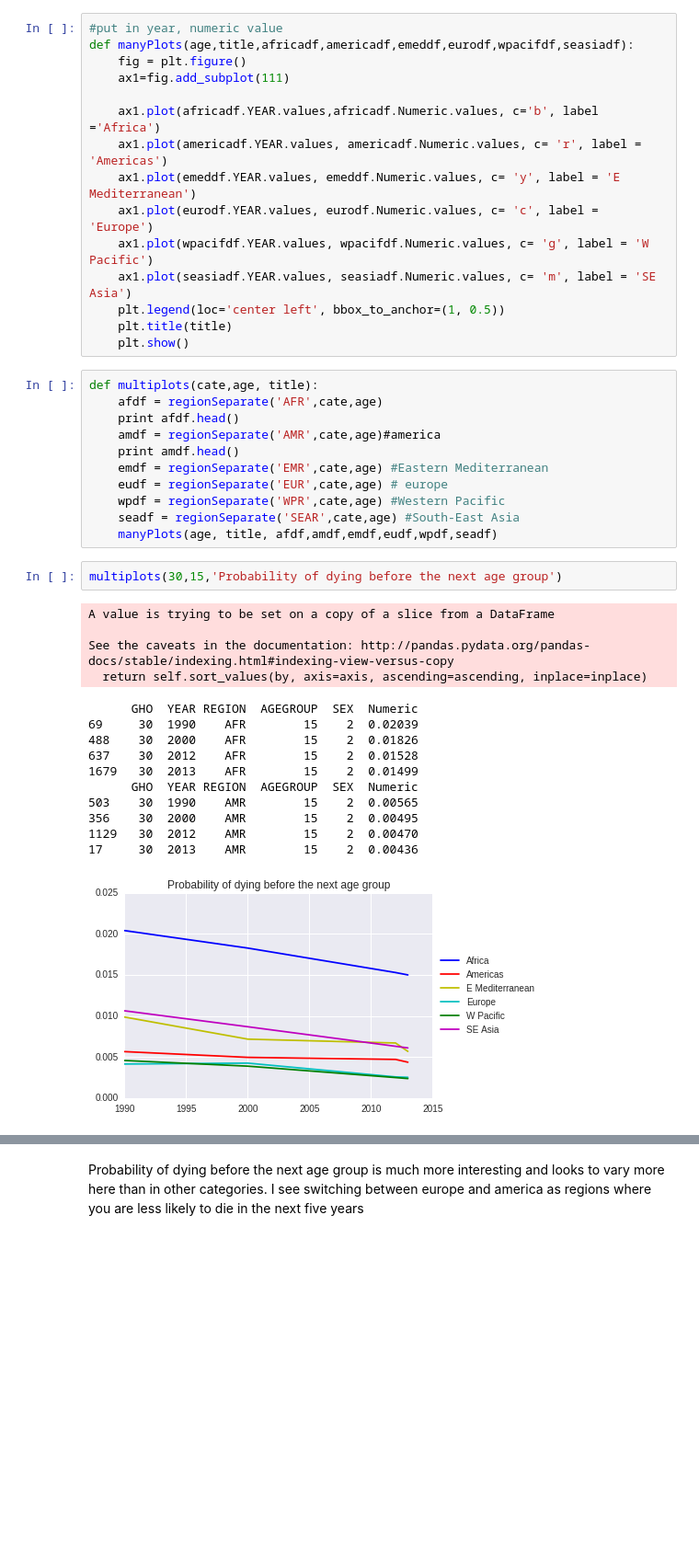
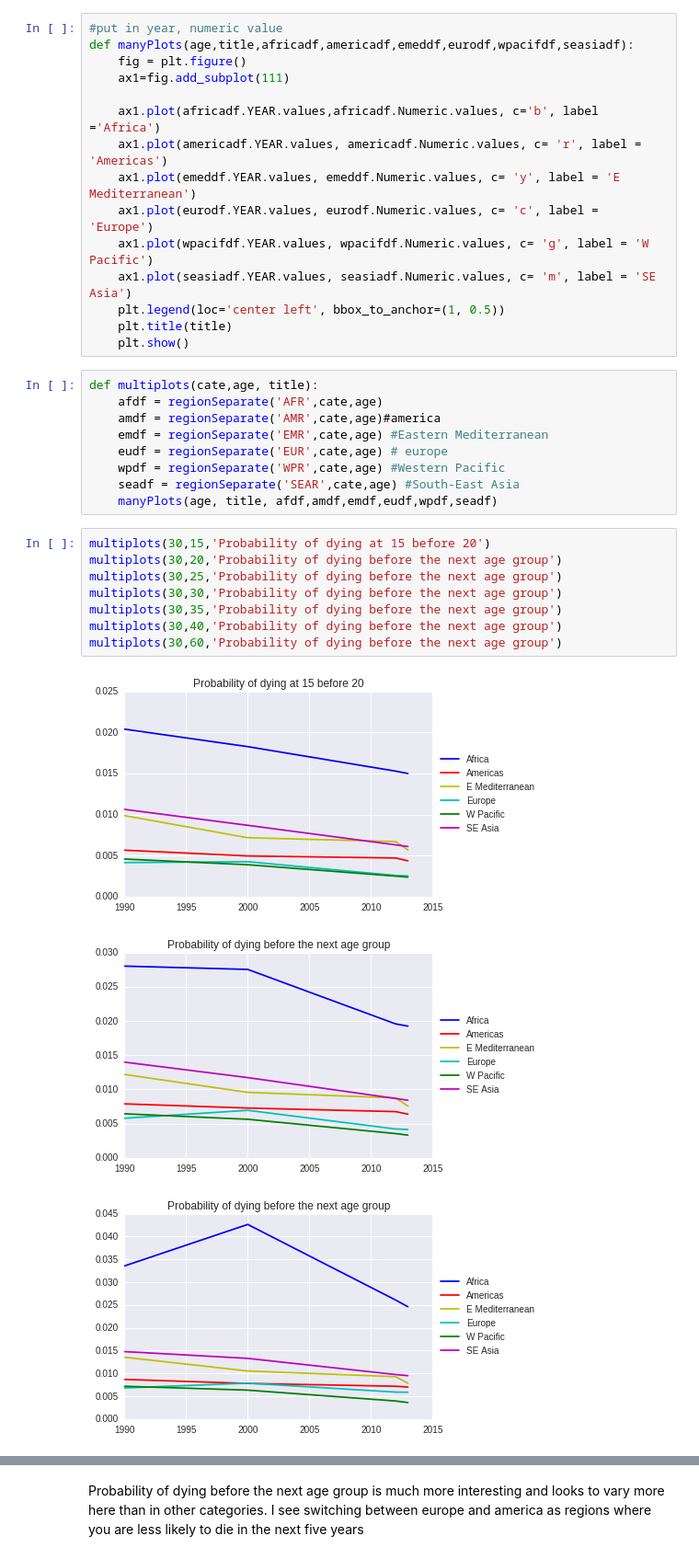
Before and after one commit to segerphilip/DataScience16CTW, a Jupyter notebook: Exploring Trends for plotting.ipynb, the cells around one changed output, grey strips where cells are left out. Shown at 92% size. Drawn from its saved outputs; the diff is of its cells as text; blank space fills up the shorter version.

Commit message:
cleaned up graphs

```diff
--- a/Exploring Trends for plotting.ipynb
+++ b/Exploring Trends for plotting.ipynb
@@ -115,29 +108,21 @@ def manyPlots(age,title,africadf,americadf,emeddf,eurodf,wpacifdf,seasiadf):
 # %%
 def multiplots(cate,age, title):
     afdf = regionSeparate('AFR',cate,age)
-    print afdf.head()
     amdf = regionSeparate('AMR',cate,age)#america
-    print amdf.head()
     emdf = regionSeparate('EMR',cate,age) #Eastern Mediterranean
     eudf = regionSeparate('EUR',cate,age) # europe
     wpdf = regionSeparate('WPR',cate,age) #Western Pacific
     seadf = regionSeparate('SEAR',cate,age) #South-East Asia
     manyPlots(age, title, afdf,amdf,emdf,eudf,wpdf,seadf)
-# %%
-multiplots(30,15,'Probability of dying before the next age group')
-# %% [output]
-A value is trying to be set on a copy of a slice from a DataFrame
-
-See the caveats in the documentation: http://pandas.pydata.org/pandas-docs/stable/indexing.html#indexing-view-versus-copy
-  return self.sort_values(by, axis=axis, ascending=ascending, inplace=inplace)
-      GHO  YEAR REGION  AGEGROUP  SEX  Numeric
-69     30  1990    AFR        15    2  0.02039
-488    30  2000    AFR        15    2  0.01826
-637    30  2012    AFR        15    2  0.01528
-1679   30  2013    AFR        15    2  0.01499
-      GHO  YEAR REGION  AGEGROUP  SEX  Numeric
-503    30  1990    AMR        15    2  0.00565
-356    30  2000    AMR        15    2  0.00495
-1129   30  2012    AMR        15    2  0.00470
-17     30  2013    AMR        15    2  0.00436
-[figure, removed]
+# %%
+multiplots(30,15,'Probability of dying at 15 before 20')
+multiplots(30,20,'Probability of dying before the next age group')
+multiplots(30,25,'Probability of dying before the next age group')
+multiplots(30,30,'Probability of dying before the next age group')
+multiplots(30,35,'Probability of dying before the next age group')
+multiplots(30,40,'Probability of dying before the next age group')
+multiplots(30,60,'Probability of dying before the next age group')
+# %% [output]
+[figure, added]
+[figure, added]
+[figure, added]
```
Also changed, not shown: parts of 3 cells of this notebook.
